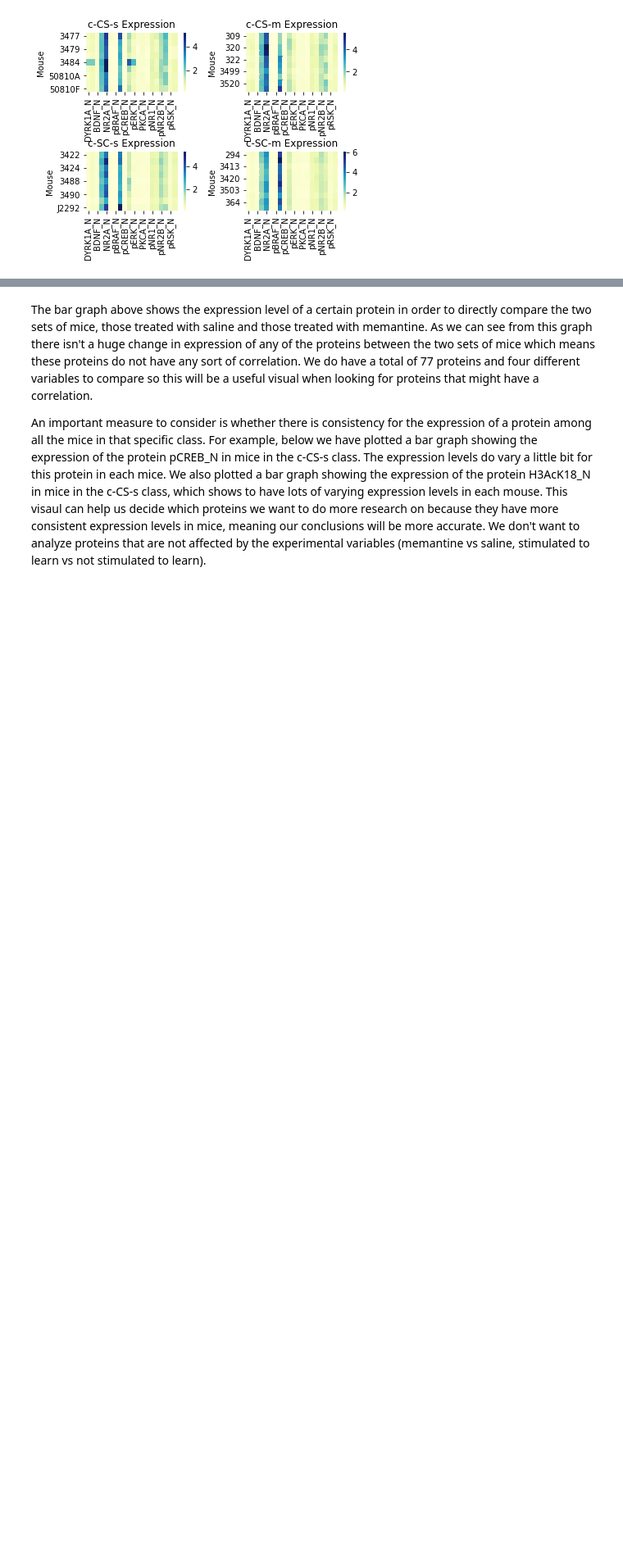
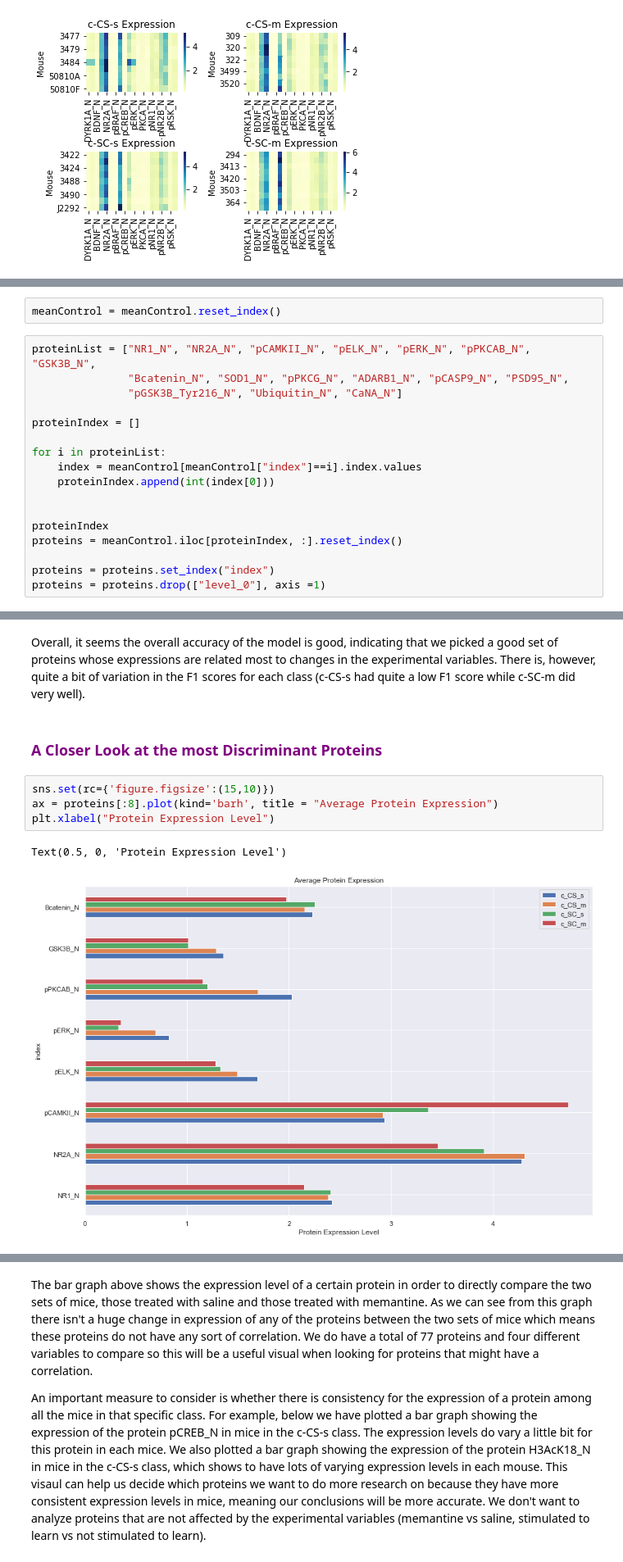
Before and after one commit to prinaldi3/prinaldi3.github.io, a Jupyter notebook: Mice Protein Expression Data-3.ipynb, the cells around one changed output, grey strips where cells are left out. Shown: that part at 82% size. Saved outputs shown, nothing was run; the diff lists cells and outputs as text; blank space fills up the shorter version.

```diff
--- a/Mice Protein Expression Data-3.ipynb
+++ b/Mice Protein Expression Data-3.ipynb
@@ -278,0 +302,19 @@ Text(0.5, 0, 'Protein Expression Level')
+# %%
+meanControl = meanControl.reset_index()
+# %%
+proteinList = ["NR1_N", "NR2A_N", "pCAMKII_N", "pELK_N", "pERK_N", "pPKCAB_N", "GSK3B_N",
+               "Bcatenin_N", "SOD1_N", "pPKCG_N", "ADARB1_N", "pCASP9_N", "PSD95_N",
+               "pGSK3B_Tyr216_N", "Ubiquitin_N", "CaNA_N"]
+
+proteinIndex = []
+
+for i in proteinList:
+    index = meanControl[meanControl["index"]==i].index.values
+    proteinIndex.append(int(index[0]))
+
+
+proteinIndex
+proteins = meanControl.iloc[proteinIndex, :].reset_index()
+
+proteins = proteins.set_index("index")
+proteins = proteins.drop(["level_0"], axis =1)
@@ -278,0 +404,11 @@ Text(0.5, 0, 'Protein Expression Level')
+# %% [markdown]
+Overall, it seems the overall accuracy of the model is good, indicating that we picked a good set of proteins whose expressions are related most to changes in the experimental variables. There is, however, quite a bit of variation in the F1 scores for each class (c-CS-s had quite a low F1 score while c-SC-m did very well).
+# %% [markdown]
+###  <font color=purple > A Closer Look at the most Discriminant Proteins </font>
+# %%
+sns.set(rc={'figure.figsize':(15,10)})
+ax = proteins[:8].plot(kind='barh', title = "Average Protein Expression")
+plt.xlabel("Protein Expression Level")
+# %% [output]
+Text(0.5, 0, 'Protein Expression Level')
+[figure, added]
```
Also changed, not shown: parts of 36 cells of this notebook.
